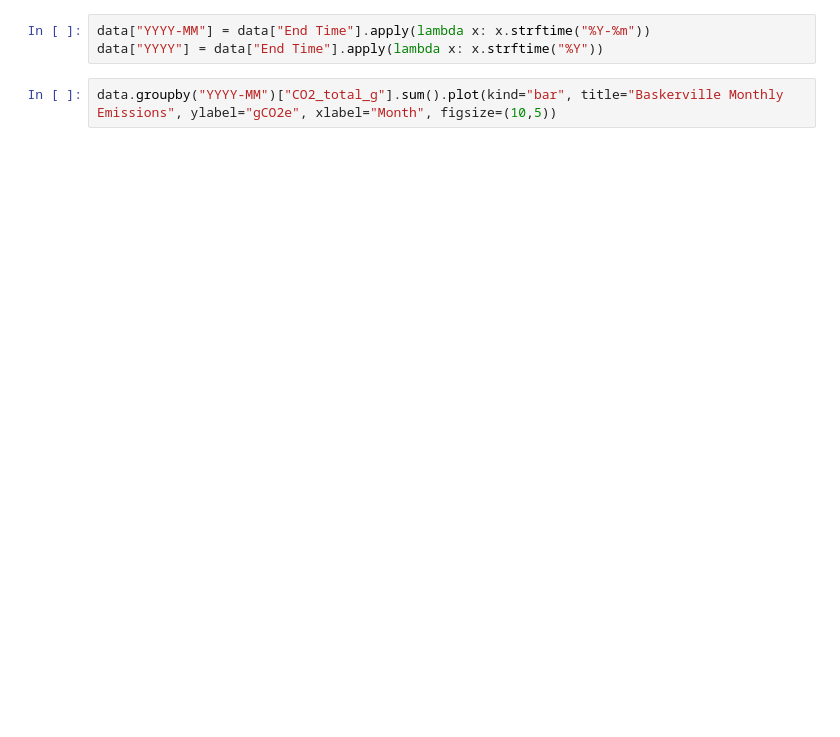
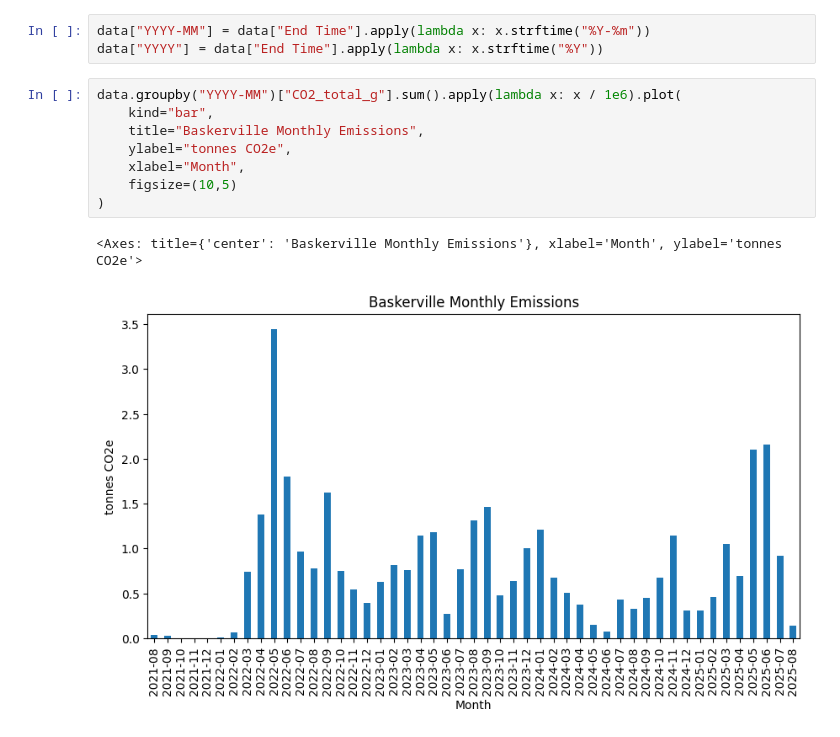
Before and after one commit to rwood-97/hpc_co2, a Jupyter notebook: run_baskerville.ipynb, the cells around one changed output. Drawn from its saved outputs; the diff is of its cells as text; blank space fills up the shorter version.

```diff
--- a/run_baskerville.ipynb
+++ b/run_baskerville.ipynb
@@ -48,6 +61,15 @@ data["CO2_total_g"].sum() / 1e6 # in tonnes CO2
 data["YYYY-MM"] = data["End Time"].apply(lambda x: x.strftime("%Y-%m"))
 data["YYYY"] = data["End Time"].apply(lambda x: x.strftime("%Y"))
 # %%
-data.groupby("YYYY-MM")["CO2_total_g"].sum().plot(kind="bar", title="Baskerville Monthly Emissions", ylabel="gCO2e", xlabel="Month", figsize=(10,5))
+data.groupby("YYYY-MM")["CO2_total_g"].sum().apply(lambda x: x / 1e6).plot(
+    kind="bar",
+    title="Baskerville Monthly Emissions",
+    ylabel="tonnes CO2e",
+    xlabel="Month",
+    figsize=(10,5)
+)
+# %% [output]
+<Axes: title={'center': 'Baskerville Monthly Emissions'}, xlabel='Month', ylabel='tonnes CO2e'>
+[figure, added]
 # %%
 data.groupby("YYYY")["CO2_total_g"].sum() / 1e6 # in tonnes CO2
```
Also changed, not shown: parts of 6 cells of this notebook, 1 other file.
